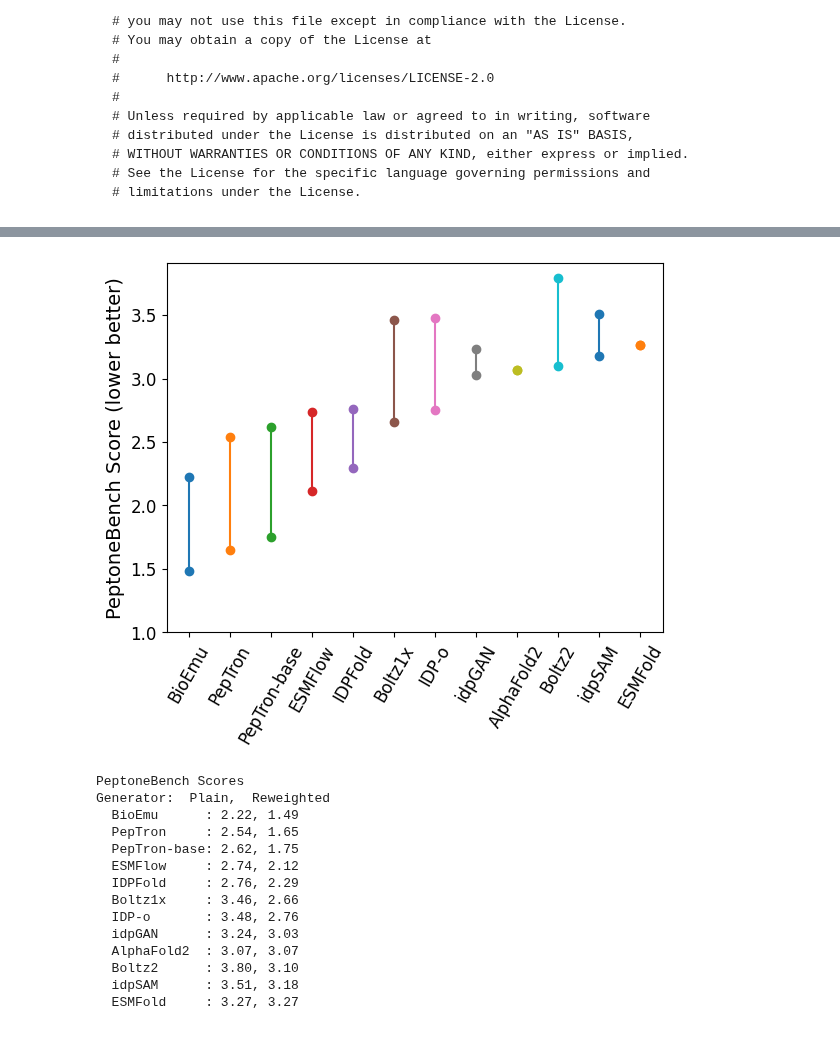
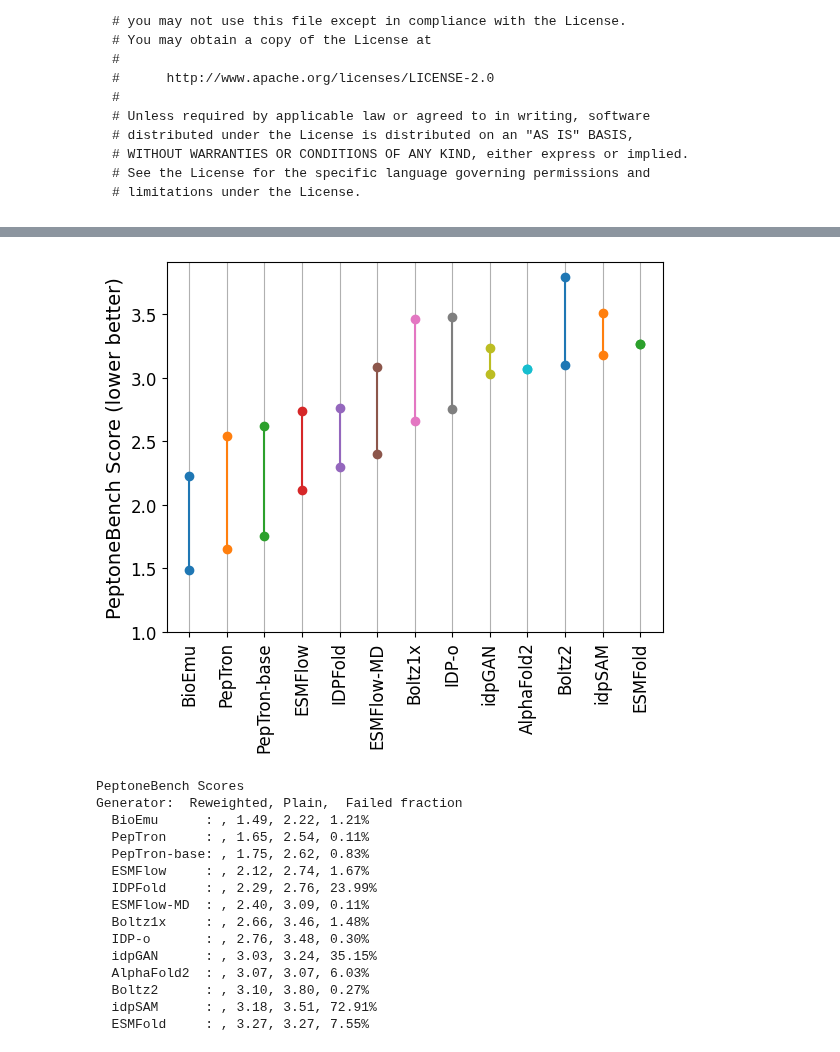
Before and after one commit to PeptoneLtd/peptonebench, a Jupyter notebook: notebooks/figure_benchmark.ipynb, the cells around one changed output, grey strips where cells are left out. Drawn from its saved outputs; the diff is of its cells as text; code cells hidden in the pictures.

Commit message:
add esmflow md

```diff
--- a/notebooks/figure_benchmark.ipynb
+++ b/notebooks/figure_benchmark.ipynb
@@ -54,6 +54,7 @@ g_name = {
     "boltz1x": "Boltz1x",
     "boltz2": "Boltz2",
     "esmflow": "ESMFlow",
+    "esmflow_md": "ESMFlow-MD",
     "esmfold": "ESMFold",
     "idp-o": "IDP-o",
     "idpfold": "IDPFold",
@@ -74,6 +75,7 @@ generators = [
     "boltz1x",
     "boltz2",
     "esmflow",
+    "esmflow_md",
     "bioemu",
     "peptron_stable_pdb_20250809_236800",
     "peptron_stable_pdb_idrome_20250812_256000",
@@ -84,17 +86,17 @@ failed_penalty = 0.1
 
 info_cs = {}
 info_saxs = {}
-base_path = "../.."
+base_path = "../../PEP_ensembles"
 for generator in tqdm(generators):
     filename = (
-        f"{base_path}/PEP_ChemicalShifts/generated_ensembles-moderate-v2/{generator}/rew_info-{cs_tag}-filtered-new.csv"
+        f"{base_path}/PEP_ChemicalShifts/generated_ensembles-moderate-v2/{generator}/rew_info-{cs_tag}.csv"
     )
     if not os.path.exists(filename):
         !PeptoneBench -f {os.path.dirname(filename)}
     info_cs[generator] = pd.read_csv(filename, index_col="label")
-    filename = f"{base_path}/PEP_saxs/generated_ensembles-unbalanced-v2/{generator}/rew_info-filtered-new.csv"
+    filename = f"{base_path}/PEP_saxs/generated_ensembles-unbalanced-v2/{generator}/rew_info-Pepsi.csv"
     if not os.path.exists(filename):
-        !PeptoneBench -f {os.path.dirname(filename)} #--gen-filename out-LABEL/saxs_curves.csv
+        !PeptoneBench -f {os.path.dirname(filename)}
     info_saxs[generator] = pd.read_csv(filename, index_col="label")
 # %%
 save_figures = False
@@ -205,5 +208,6 @@ for i, generator in enumerate(generators):
 # %%
 score = {}
+score["failed_frac"] = {}
 
 x_grid = np.linspace(0, 1, 100)
 dx = x_grid[1] - x_grid[0]
@@ -227,6 +231,8 @@ for chosen_rmse in ["RMSE", "rew_RMSE"]:
         score[chosen_rmse][generator] = np.nanmean(yfit[range_mask]) + failed_penalty * (
             1 - sum(np.isfinite(y)) / len(pep_cs_df)
         )
+        if chosen_rmse == "RMSE":
+            score["failed_frac"][generator] = 0.5 * (1 - sum(np.isfinite(y)) / len(pep_cs_df))
     plt.xlim(x_grid.min(), x_grid.max())
     plt.ylim(0, None)
     plt.xlabel("Protein Disorder (G-score)")
@@ -253,6 +259,8 @@ for chosen_rmse in ["RMSE", "rew_RMSE"]:
         score[chosen_rmse][generator] += np.log(np.nanmean(yfit[range_mask])) + failed_penalty * (
             1 - sum(np.isfinite(y)) / len(pep_saxs_df)
         )
+        if chosen_rmse == "RMSE":
+            score["failed_frac"][generator] += 0.5 * (1 - sum(np.isfinite(y)) / len(pep_saxs_df))
     plt.xlim(0, 1)
     # plt.ylim(10 ** (np.log10(lim_rmse_saxs) / (1 - lim_rmse_cs)), lim_rmse_saxs)
     plt.yscale("log")
@@ -269,44 +277,46 @@ for chosen_rmse in ["RMSE", "rew_RMSE"]:
 # %%
-save_figures = False
+save_figures = True
 
 for i, generator in enumerate(sorted(score["rew_RMSE"], key=lambda g: score["rew_RMSE"][g])):
     plt.plot(
         [i, i],
         [score["rew_RMSE"][generator], score["RMSE"][generator]],
         "-o",
         label=g_name[generator],
     )
 plt.ylabel("PeptoneBench Score (lower better)")
 plt.xticks(
     range(len(score["rew_RMSE"])),
     [g_name[g] for g in sorted(score["rew_RMSE"], key=lambda g: score["rew_RMSE"][g])],
-    rotation=60,
+    rotation=90,
 )
 plt.ylim(1, None)
+plt.grid(axis="x")
 if save_figures:
     plt.savefig("PeptoneBenchScore.pdf", dpi=300, bbox_inches="tight")
 plt.show()
 
 print("PeptoneBench Scores")
-print("Generator:  Plain,  Reweighted")
+print("Generator:  Reweighted, Plain,  Failed fraction")
 for generator in sorted(generators, key=lambda g: score["rew_RMSE"][g]):
-    print(f"  {g_name[generator]:<12}: {score['RMSE'][generator]:.2f}, {score['rew_RMSE'][generator]:.2f}")
+    print(f"  {g_name[generator]:<12}: , {score['rew_RMSE'][generator]:.2f}, {score['RMSE'][generator]:.2f}, {score['failed_frac'][generator]:.2%}")
 # %% [output]
-[figure, old version]
+[figure, new version]
 PeptoneBench Scores
-Generator:  Plain,  Reweighted
-  BioEmu      : 2.22, 1.49
-  PepTron     : 2.54, 1.65
-  PepTron-base: 2.62, 1.75
-  ESMFlow     : 2.74, 2.12
-  IDPFold     : 2.76, 2.29
-  Boltz1x     : 3.46, 2.66
-  IDP-o       : 3.48, 2.76
-  idpGAN      : 3.24, 3.03
-  AlphaFold2  : 3.07, 3.07
-  Boltz2      : 3.80, 3.10
-  idpSAM      : 3.51, 3.18
-  ESMFold     : 3.27, 3.27
+Generator:  Reweighted, Plain,  Failed fraction
+  BioEmu      : , 1.49, 2.22, 1.21%
+  PepTron     : , 1.65, 2.54, 0.11%
+  PepTron-base: , 1.75, 2.62, 0.83%
+  ESMFlow     : , 2.12, 2.74, 1.67%
+  IDPFold     : , 2.29, 2.76, 23.99%
+  ESMFlow-MD  : , 2.40, 3.09, 0.11%
+  Boltz1x     : , 2.66, 3.46, 1.48%
+  IDP-o       : , 2.76, 3.48, 0.30%
+  idpGAN      : , 3.03, 3.24, 35.15%
+  AlphaFold2  : , 3.07, 3.07, 6.03%
+  Boltz2      : , 3.10, 3.80, 0.27%
+  idpSAM      : , 3.18, 3.51, 72.91%
+  ESMFold     : , 3.27, 3.27, 7.55%
 # %%
 # my_generators = ["alphafold", "boltz2", "bioemu", "peptron_stable_pdb_idrome_20250812_256000"]
 # my_generators = ["esmfold", "esmflow", "idp-o", "peptron_stable_pdb_idrome_20250812_256000"]
```
Also changed, not shown: parts of 3 cells of this notebook.
